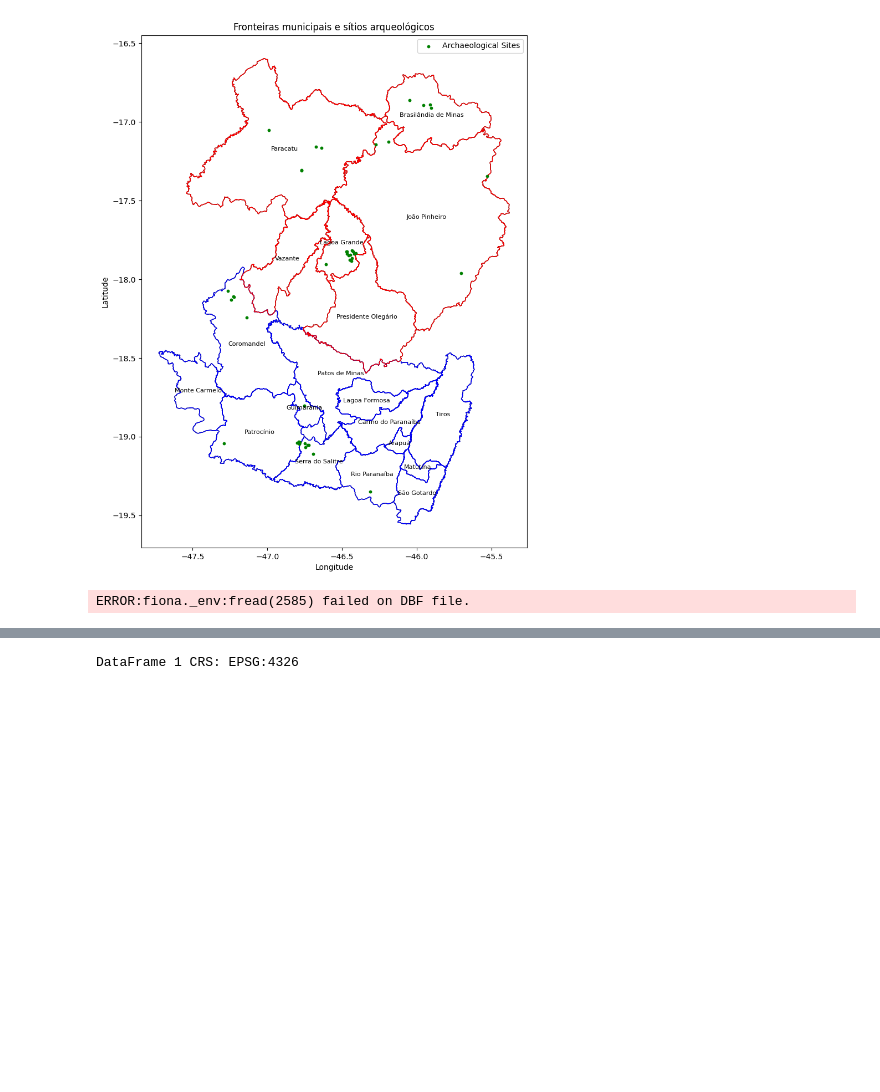
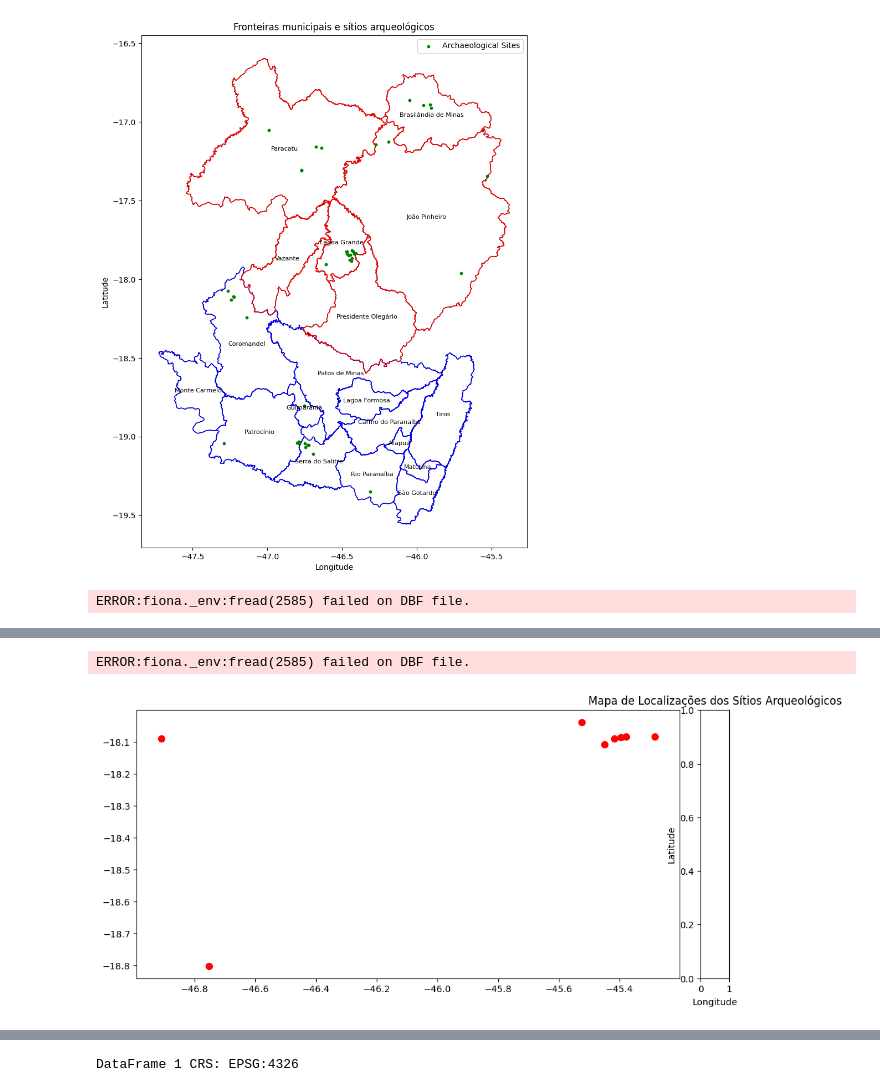
Before and after one commit to alandgmendes/arch-sites-analysis, a Jupyter notebook: Untitled.ipynb, the cells around one changed output, grey strips where cells are left out. Cells and saved outputs as stored; diff of their text form; code cells hidden in the pictures; blank space fills up the shorter version.

```diff
--- a/Untitled.ipynb
+++ b/Untitled.ipynb
@@ -206,0 +341,6 @@ ERROR:fiona._env:fread(2585) failed on DBF file.
+# %%
+filtered_gdf_points = iphan_df[
+        (iphan_df['geometry'].x < -45.) & (iphan_df['geometry'].x >= -47.) &
+        (iphan_df['geometry'].y <= -18.) & (iphan_df['geometry'].y >= -19.)
+    ]
+print(filtered_gdf_points)
@@ -206,0 +370,27 @@ ERROR:fiona._env:fread(2585) failed on DBF file.
+# %%
+import geopandas as gpd
+import matplotlib.pyplot as plt
+from mpl_toolkits.axes_grid1 import make_axes_locatable
+
+# Carregar o GeoDataFrame novamente para garantir que não haja modificações acidentais
+iphan_geo_df = gpd.read_file('sitios.shp', encoding='ISO-8859-1')
+
+# Usar projeção Mercator para melhor visualização de pontos geográficos
+iphan_geo_df = iphan_geo_df.to_crs(epsg=3395)  # Código EPSG para a projeção Mercator
+
+# Plotar o GeoDataFrame com mais detalhes
+fig, ax = plt.subplots(figsize=(12, 10))
+divider = make_axes_locatable(ax)
+cax = divider.append_axes("right", size="5%", pad=0.1)
+filtered_gdf_points.plot(ax=ax, marker='o', color='red', markersize=50, legend=True, cax=cax)
+
+# Adicionar rótulo e título
+plt.xlabel('Longitude')
+plt.ylabel('Latitude')
+plt.title('Mapa de Localizações dos Sítios Arqueológicos')
+
+# Adicionar escala de cores ao lado do mapa
+plt.show()
+# %% [output]
+ERROR:fiona._env:fread(2585) failed on DBF file.
+[figure, added]
```
Also changed, not shown: parts of 12 cells of this notebook.
